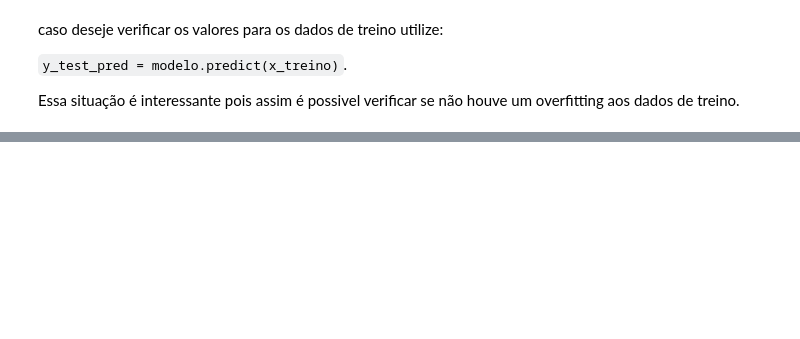
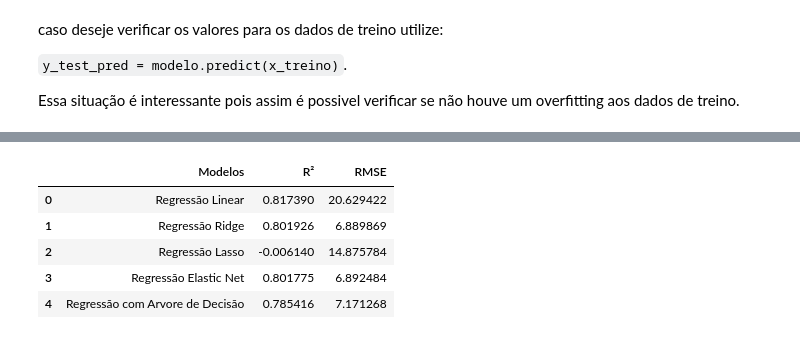
Before and after one commit to solenya1/CCS_PREDICTION, a Jupyter notebook: RC_MODEL.ipynb, the cells around one changed output, grey strips where cells are left out. Cells and saved outputs as stored; diff of their text form; code cells hidden in the pictures; blank space fills up the shorter version.

```diff
--- a/RC_MODEL.ipynb
+++ b/RC_MODEL.ipynb
@@ -335,0 +356,15 @@ RMSE (RIDGE): 7.501638992316254
+# %%
+# Elastic Net
+from sklearn.linear_model import ElasticNet
+
+# Instanciando a função para a varialvel 'elastic':
+elastic = ElasticNet(alpha=1, l1_ratio=0.7)
+elastic.fit(x_treino, y_treino)
+
+#Obtendo os resultados
+y_teste_pred = elastic.predict(x_teste)
+r2_elastic = r2_score(y_teste, y_teste_pred)
+rmse_elastic = np.sqrt(mean_squared_error(y_teste, y_teste_pred))
+
+print(f'Coef R2 (ELASTICNET): {r2_elastic}')
+print(f'RMSE (ELASTICNET): {rmse_elastic}')
@@ -335,0 +374,20 @@ RMSE (RIDGE): 7.501638992316254
+# %%
+# Regressão Logistica
+"""
+from sklearn.linear_model import LogisticRegression
+
+# Definindo Parametros:
+valores_C = np.array([0.01, 0.1, 0.5, 1, 2, 3, 5, 10, 20, 50, 100])
+penalty = ['l2']
+valores_grid = {'C':valores_C, 'penalty':penalty}
+
+# Criando o modelo:
+modelo = LogisticRegression()
+
+# Criando os Grids:
+RLgrid = GridSearchCV(estimator=modelo, param_grid=valores_grid, cv=5)
+RLgrid.fit(x_treino, y_treino)
+
+print(RLgrid.best_params_)
+"""
+print("ValueError: Unknown label type: 'continuous'")
@@ -335,0 +453,15 @@ RMSE (RIDGE): 7.501638992316254
+# %%
+models_results = {'Modelos':['Regressão Linear','Regressão Ridge','Regressão Lasso','Regressão Elastic Net','Regressão com Arvore de Decisão'],
+                'R²':[r2_linear, r2_ridge, r2_lasso, r2_elastic, r2_tree],
+                'RMSE':[rmse_linear, rmse_ridge, rmse_lasso, rmse_elastic, rmse_tree]}
+
+df_results = pd.DataFrame(models_results)
+
+df_results
+# %% [output]
+|  | Modelos | R² | RMSE |
+| 0 | Regressão Linear | 0.817390 | 20.629422 |
+| 1 | Regressão Ridge | 0.801926 | 6.889869 |
+| 2 | Regressão Lasso | -0.006140 | 14.875784 |
+| 3 | Regressão Elastic Net | 0.801775 | 6.892484 |
+| 4 | Regressão com Arvore de Decisão | 0.785416 | 7.171268 |
```
Also changed, not shown: parts of 10 cells of this notebook, 1 other file.
